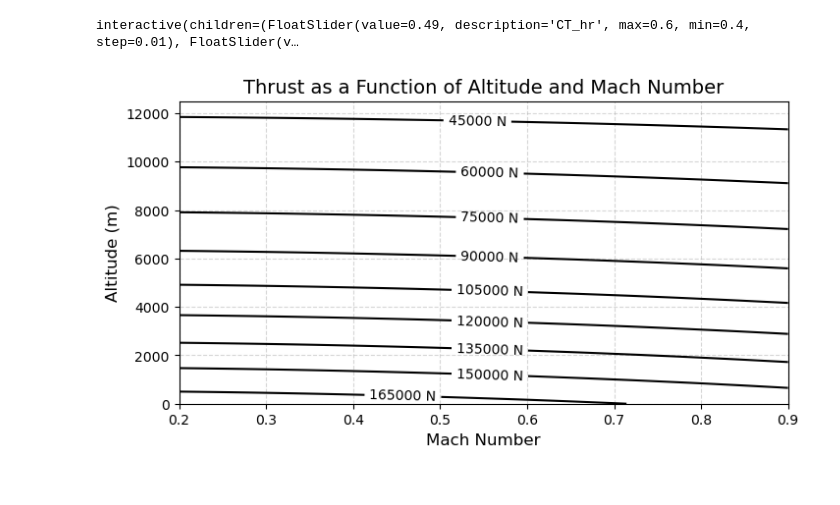
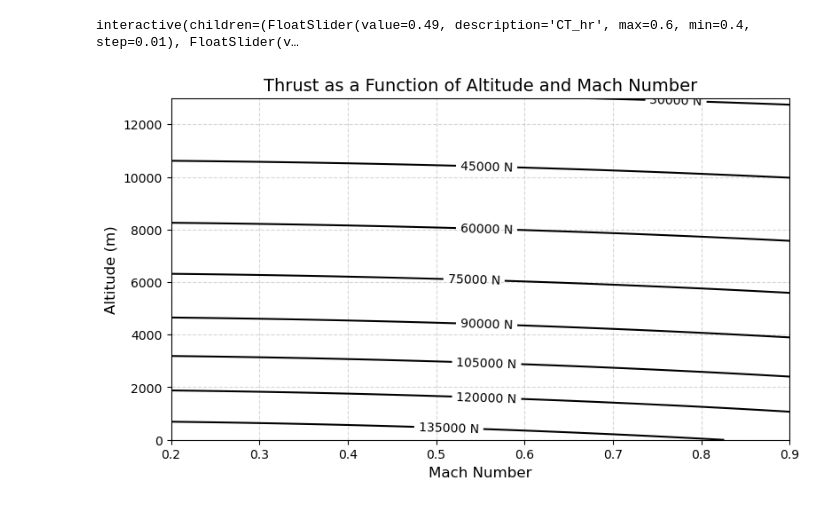
Before and after one commit to AntoineVanHoye/integrated_project, a Jupyter notebook: thrust.ipynb, the cells around one changed output. Drawn from its saved outputs; the diff is of its cells as text; code cells hidden in the pictures.

```diff
--- a/thrust.ipynb
+++ b/thrust.ipynb
@@ -5,11 +5,11 @@ import numpy as np
 # Constants
 rho0 = 1.225  # Sea level air density (kg/m^3)
 h = [0, 3000, 12500, 0]  # Altitudes in meters (takeoff, climb, cruise, landing)
-Cd0 = 0.021  # Parasitic drag coefficient
+Cd0 = 0.02  # Parasitic drag coefficient
 delta = 0.005  # Induced drag correction factor
 AR = 4.5 # Effective  Aspect ratio
 CL = [1, 0.5, 0.261, 1.7]  # Adjusted Lift coefficients for phases (lower landing CL)
-S = 204.41   # Wing area (m^2)
+S = 184.03   # Wing area (m^2)
 W = 471511.32  # Aircraft weight (N)
 gamma = 3 # Climb angle in degrees
 v = [72, 110, 290, 55]  # Speeds (m/s) for each phase
@@ -517,20 +623,20 @@ Landing Thrust: 120854.83 N
 # %%
 import matplotlib.pyplot as plt
 import numpy as np
-#still checking this
+#still checking this #needs more work
 # Constants
 T_static_per_engine = 97000  # Static thrust per engine (N)
 engines = 2  # Number of engines
 T_static_total = T_static_per_engine * engines  # Total available thrust (N)
 T0 = 288.15  # Standard sea-level temperature (K)
 rho_sl = 1.225  # Sea level air density (kg/m³)
-TSFC_static = 0.000011  # Static TSFC (kg/N/s)
+TSFC_static = 0.000013  # Static TSFC (kg/N/s)
 phases = ["Takeoff", "Climb", "Cruise", "Landing"]
 
 # Mission-specific inputs
 missions = {
     "Passenger": {
-        "altitude": [0, 5000, 12500, 0],
+        "altitude": [0, 1000, 12500, 0],
         "speeds": [70, 140, 290, 60],
         "temperatures": [288.15, 281.65, 268.15, 288.15],
         "thrust_required": [174459.19, 151641.60, 49734.78, 101474.84],
@@ -705,7 +811,7 @@ import matplotlib.pyplot as plt
 
 # Constants
 rho_sl = 1.225  # Air density at sea level (kg/m^3)
-T_sl = 173868.15   # Sea-level thrust (N) for the engine
+T_sl = 144884.78  # Sea-level thrust (N) for the engine
 gamma = 1.4     # Ratio of specific heats for air
 R = 287.05      # Specific gas constant for air (J/kg·K)
 T0 = 288.15     # Sea-level standard temperature (K)
@@ -714,7 +820,7 @@ P0 = 101325     # Sea-level pressure (Pa)
 g = 9.81        # Gravity (m/s^2)
 
 # Altitude and Mach ranges
-altitudes = np.linspace(0, 12500, 50)  # Altitude range: 0 to 12.5 km
+altitudes = np.linspace(0, 13000, 50)  # Altitude range: 0 to 12.5 km
 mach_numbers = np.linspace(0.2, 0.9, 50)  # Mach range: 0.2 to 0.9
 
 # Function to calculate air density at a given altitude (ISA model)
@@ -726,32 +832,32 @@ def air_density(altitude):
     else:  # Simplified model for stratosphere
         T = T0 - L * 11000
         P = P0 * (1 - L * 11000 / T0) ** (g / (R * L)) * np.exp(-g * (altitude - 11000) / (R * T))
         rho = P / (R * T)
     return rho
 
 # Function to calculate thrust lapse with altitude and Mach
 def thrust_lapse(altitude, mach):
     rho = air_density(altitude)
     thrust = T_sl * (rho / rho_sl) * (1 - 0.1 * mach**2)  # Simplified thrust lapse model
     return max(thrust, 0)  # Thrust cannot be negative
 
 # Calculate thrust over altitude and Mach grid
 thrust_values = np.zeros((len(altitudes), len(mach_numbers)))
 
 for i, alt in enumerate(altitudes):
     for j, mach in enumerate(mach_numbers):
         thrust_values[i, j] = thrust_lapse(alt, mach)
 
 # Plot the contour plot
 X, Y = np.meshgrid(mach_numbers, altitudes)
 
-plt.figure(figsize=(8, 4))
+plt.figure(figsize=(9, 5))
 cp = plt.contour(X, Y, thrust_values, levels=10, colors='black', linestyles='solid')
 plt.clabel(cp, inline=True, fontsize=10, fmt="%.0f N")  #  labels to contours
 plt.title("Thrust as a Function of Altitude and Mach Number", fontsize=14)
 plt.xlabel("Mach Number", fontsize=12)
 plt.ylabel("Altitude (m)", fontsize=12)
 plt.grid(True, linestyle='--', alpha=0.5)
 plt.show()
 # %% [output]
-[figure, old version]
+[figure, new version]
```
Also changed, not shown: parts of 14 cells of this notebook.
